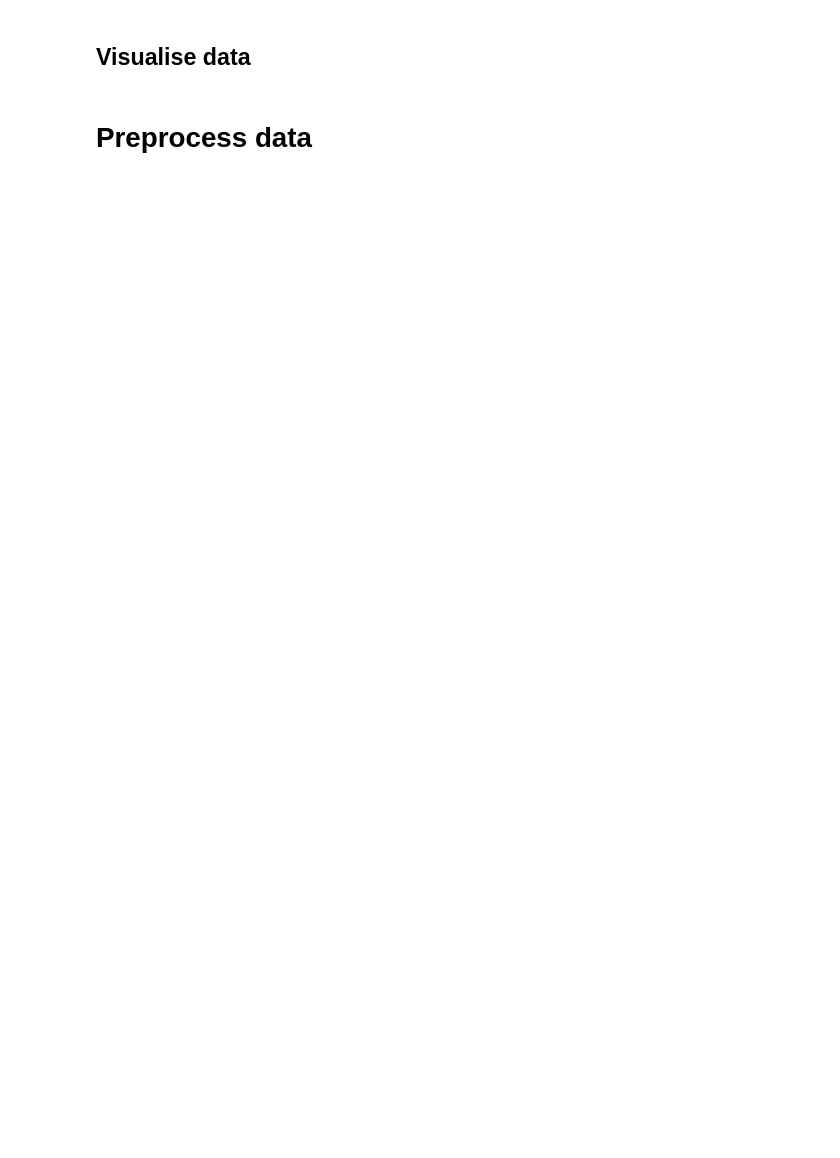
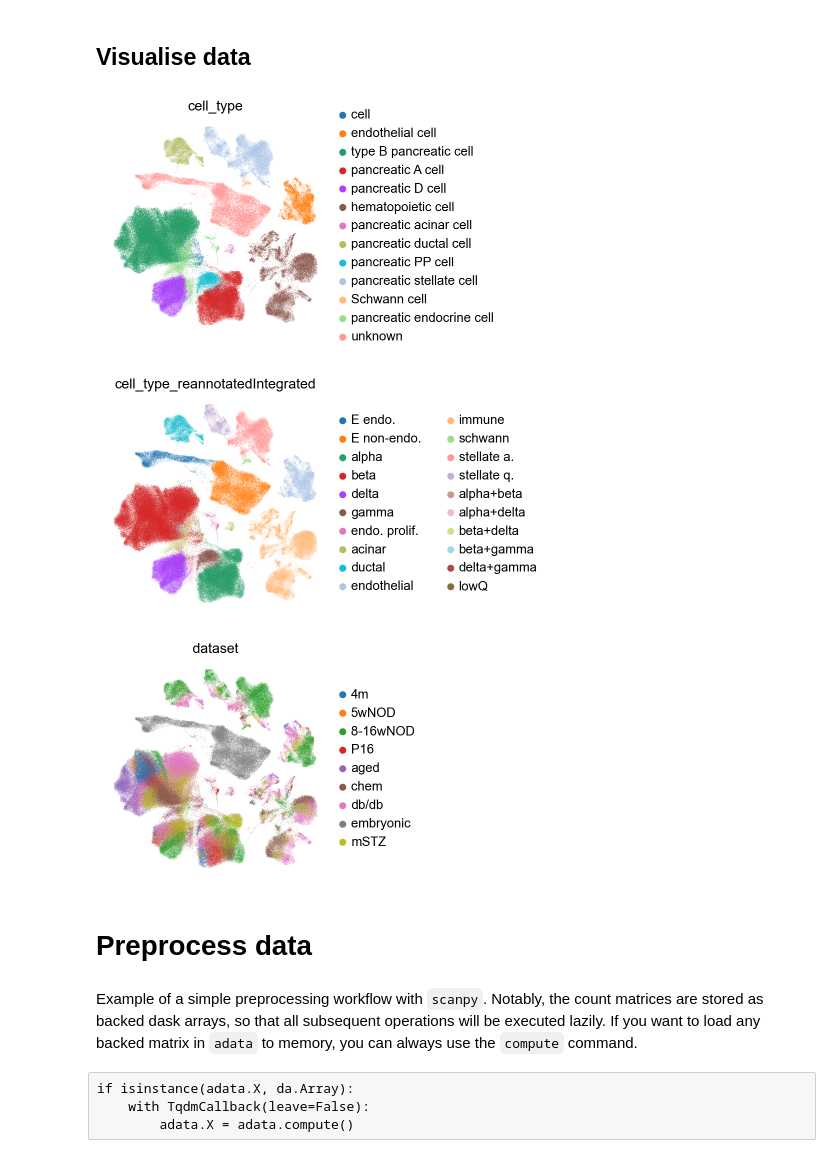
Before and after one commit to lueckenlab/scAtlasTb_Tutorial, a Jupyter notebook: notebooks/preprocessing/Hrovatin2023.ipynb, the cells around one changed output. Saved outputs shown, nothing was run; the diff lists cells and outputs as text; code cells hidden in the pictures; blank space fills up the shorter version.

```diff
--- a/notebooks/preprocessing/Hrovatin2023.ipynb
+++ b/notebooks/preprocessing/Hrovatin2023.ipynb
@@ -5,6 +5,8 @@ from dask import array as da
 from tqdm.dask import TqdmCallback
 
 from scatlastb_utils.io import read_anndata, write_zarr_linked
+# %%
+sc.settings.set_figure_params(dpi=72, dpi_save=100, figsize=(4, 4), frameon=False)
 # %%
 dataset_name = 'Hrovatin2023'
 file_path = f'data/{dataset_name}.h5ad'
@@ -50,5 +53,6 @@ adata = read_anndata(
     obsp='obsp',
     dask=True,
     backed=True,
+    stride=50_000
 )
 adata
@@ -55,14 +73,25 @@ adata
 # %% [markdown]
 ## Visualise data
 # %%
-sc.pl.embedding(
-    adata,
-    'X_integrated_umap',
-    color=['cell_type', 'cell_type_reannotatedIntegrated', 'dataset'],
-    ncols=1,
-    frameon=False,
-)
+for color in ['cell_type', 'cell_type_reannotatedIntegrated', 'dataset']:
+    sc.pl.embedding(
+        adata,
+        'X_integrated_umap',
+        color=color,
+        frameon=False,
+    )
+# %% [output]
+[figure, added]
+[figure, added]
+[figure, added]
 # %% [markdown]
 # Preprocess data
+# %% [markdown]
+Example of a simple preprocessing workflow with `scanpy`. Notably, the count matrices are stored as backed dask arrays, so that all subsequent operations will be executed lazily.
+If you want to load any backed matrix in `adata` to memory, you can always use the `compute` command.
+# %% [raw]
+if isinstance(adata.X, da.Array):
+    with TqdmCallback(leave=False):
+        adata.X = adata.compute()
 # %%
 adata.layers['counts'] = adata.X.copy()
```
Also changed, not shown: parts of 9 cells of this notebook, 4 other files.
